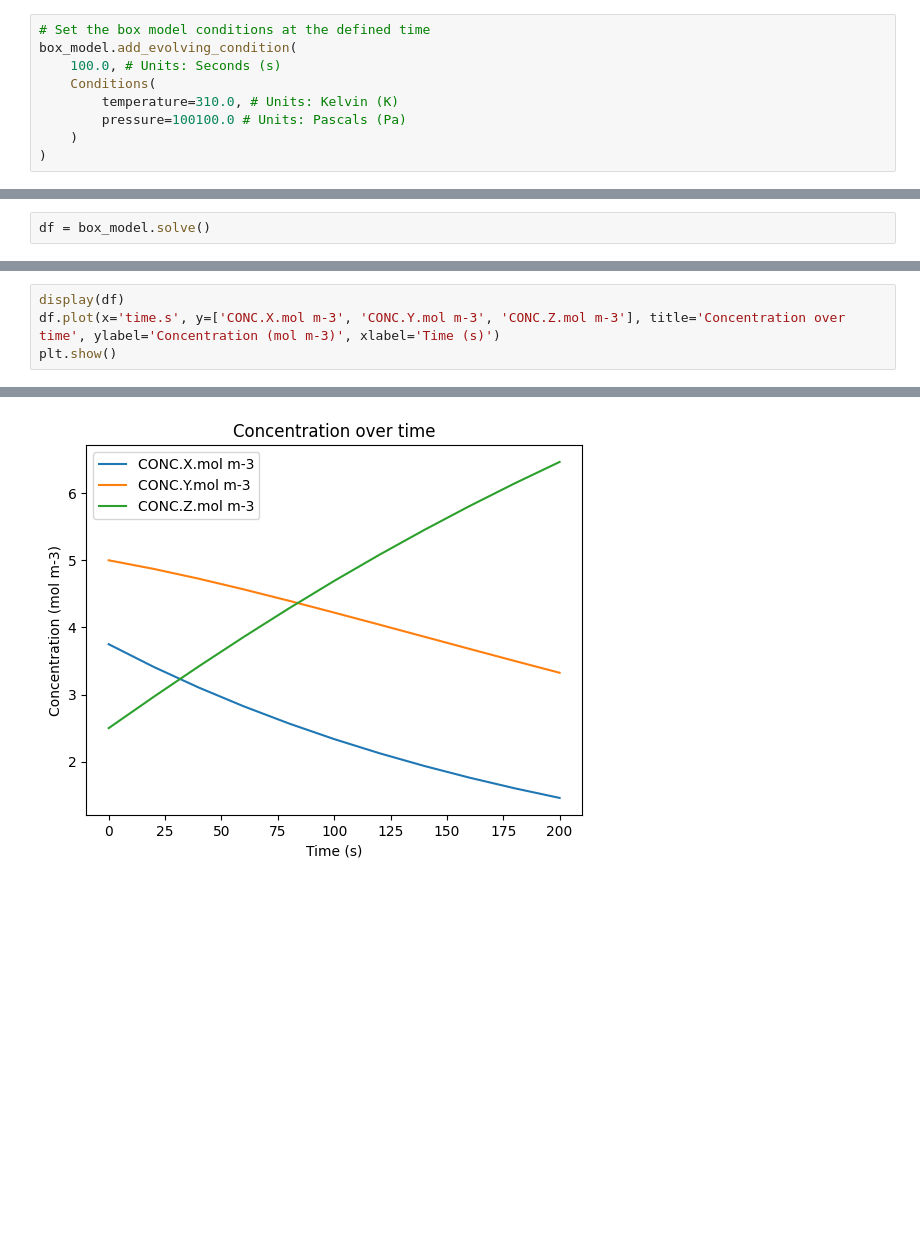
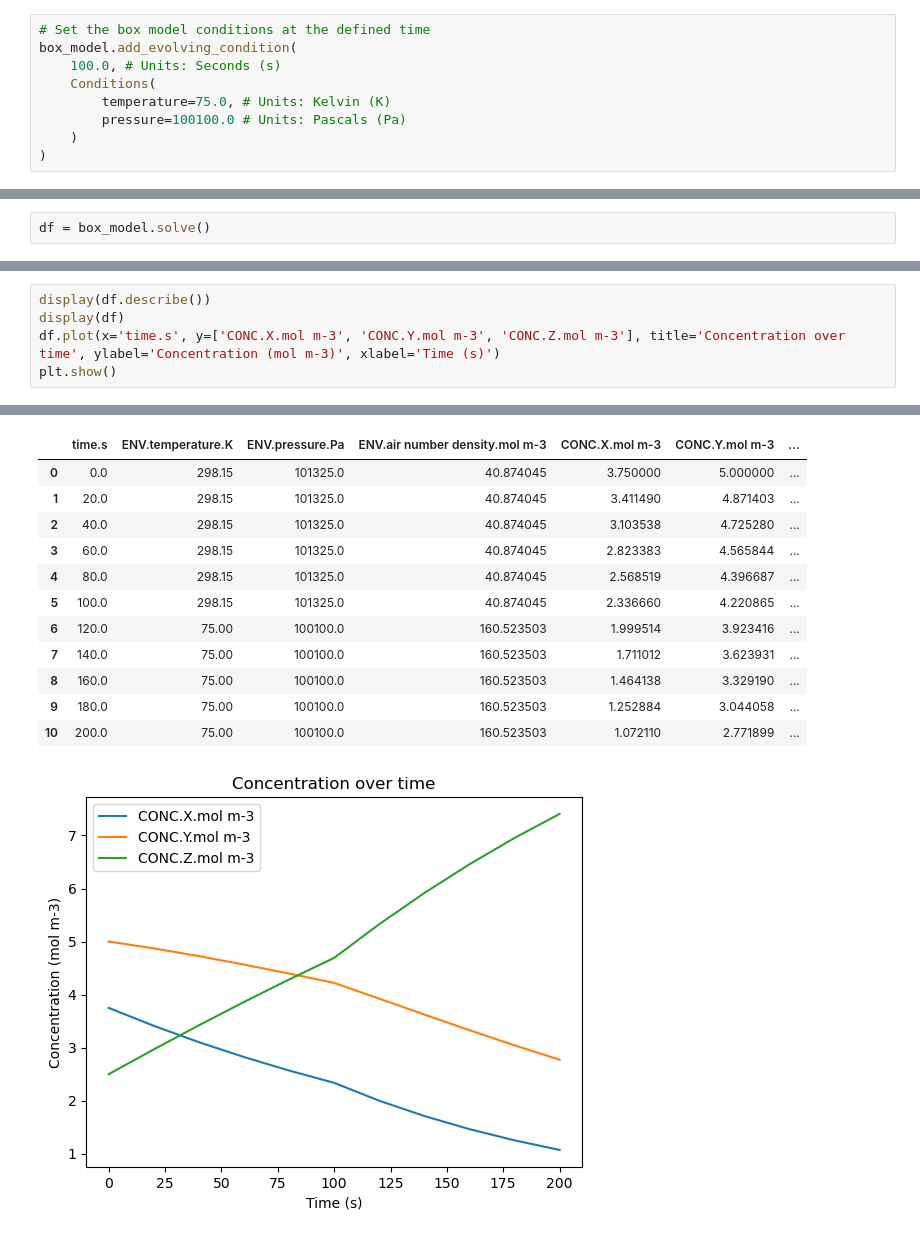
Before and after one commit to NCAR/music-box, a Jupyter notebook: docs/source/tutorials/1. basic_workflow.ipynb, the cells around one changed output, grey strips where cells are left out. Cells and saved outputs as stored; diff of their text form; blank space fills up the shorter version.

```diff
--- a/docs/source/tutorials/1. basic_workflow.ipynb
+++ b/docs/source/tutorials/1. basic_workflow.ipynb
@@ -137,7 +149,7 @@ To create an evolving condition for your box model:
 box_model.add_evolving_condition(
     100.0, # Units: Seconds (s)
     Conditions(
-        temperature=310.0, # Units: Kelvin (K)
+        temperature=75.0, # Units: Kelvin (K)
         pressure=100100.0 # Units: Pascals (Pa)
     )
 )
@@ -182,4 +194,5 @@ To view your solved model and a basic visualization of it:
 # %%
+display(df.describe())
 display(df)
 df.plot(x='time.s', y=['CONC.X.mol m-3', 'CONC.Y.mol m-3', 'CONC.Z.mol m-3'], title='Concentration over time', ylabel='Concentration (mol m-3)', xlabel='Time (s)')
 plt.show()
@@ -199,4 +209,16 @@ plt.show()
+|  | time.s | ENV.temperature.K | ENV.pressure.Pa | ENV.air number density.mol m-3 | CONC.X.mol m-3 | CONC.Y.mol m-3 | ... |
+| 0 | 0.0 | 298.15 | 101325.0 | 40.874045 | 3.750000 | 5.000000 | ... |
+| 1 | 20.0 | 298.15 | 101325.0 | 40.874045 | 3.411490 | 4.871403 | ... |
+| 2 | 40.0 | 298.15 | 101325.0 | 40.874045 | 3.103538 | 4.725280 | ... |
+| 3 | 60.0 | 298.15 | 101325.0 | 40.874045 | 2.823383 | 4.565844 | ... |
+| 4 | 80.0 | 298.15 | 101325.0 | 40.874045 | 2.568519 | 4.396687 | ... |
+| 5 | 100.0 | 298.15 | 101325.0 | 40.874045 | 2.336660 | 4.220865 | ... |
+| 6 | 120.0 | 75.00 | 100100.0 | 160.523503 | 1.999514 | 3.923416 | ... |
+| 7 | 140.0 | 75.00 | 100100.0 | 160.523503 | 1.711012 | 3.623931 | ... |
+| 8 | 160.0 | 75.00 | 100100.0 | 160.523503 | 1.464138 | 3.329190 | ... |
+| 9 | 180.0 | 75.00 | 100100.0 | 160.523503 | 1.252884 | 3.044058 | ... |
+| 10 | 200.0 | 75.00 | 100100.0 | 160.523503 | 1.072110 | 2.771899 | ... |
-[figure, old version]
+[figure, new version]
 # %% [markdown]
 This code block prints out the output of the simulation that was just ran as well as it utilizing Python's matplotlib library to visualize it.</br>
 To do so, the <i>plot()</i> function is called, with the desired independent variable (time) and dependent variables (concentration of each species) being passed in.</br>
```
Also changed, not shown: parts of 16 cells of this notebook, 4 other files.
